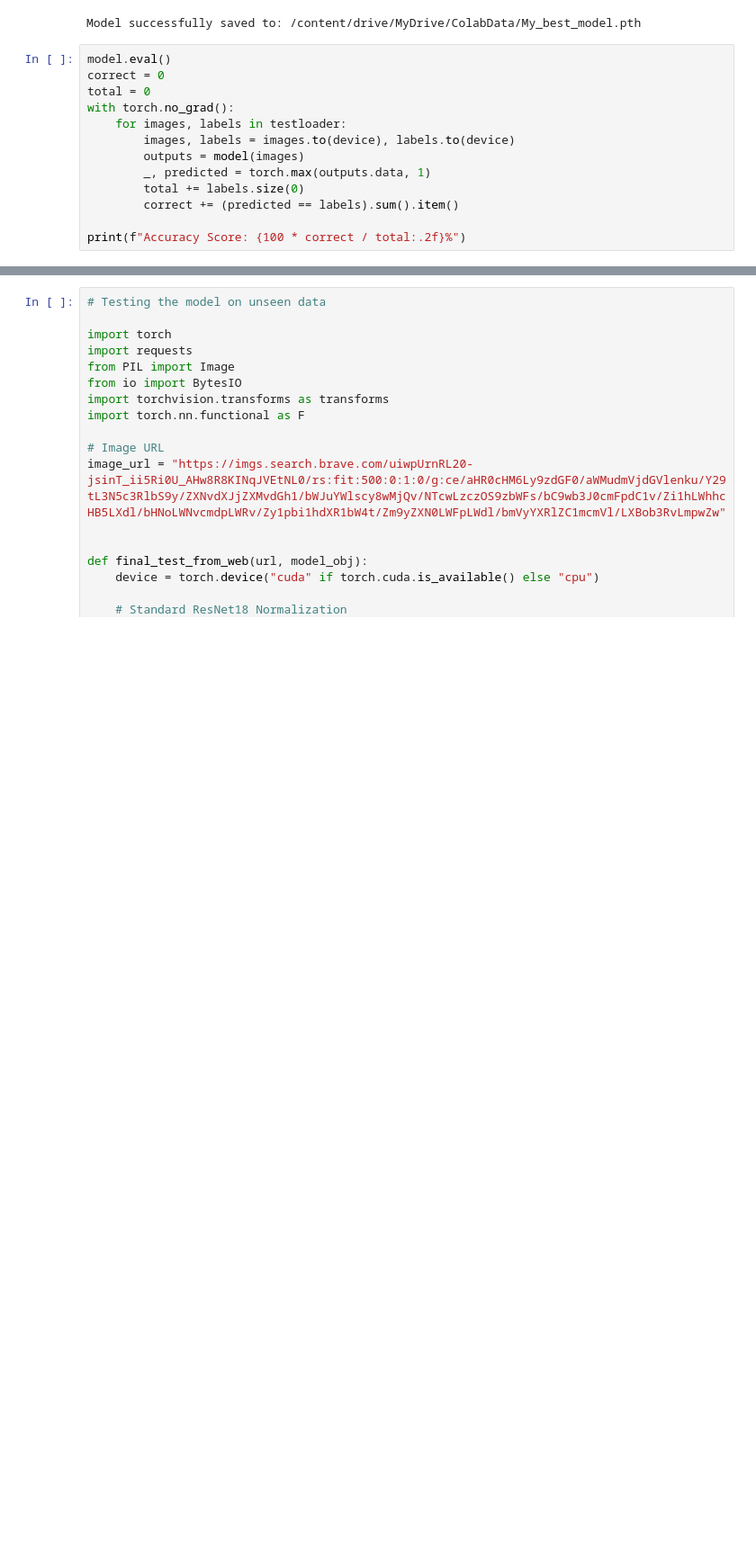
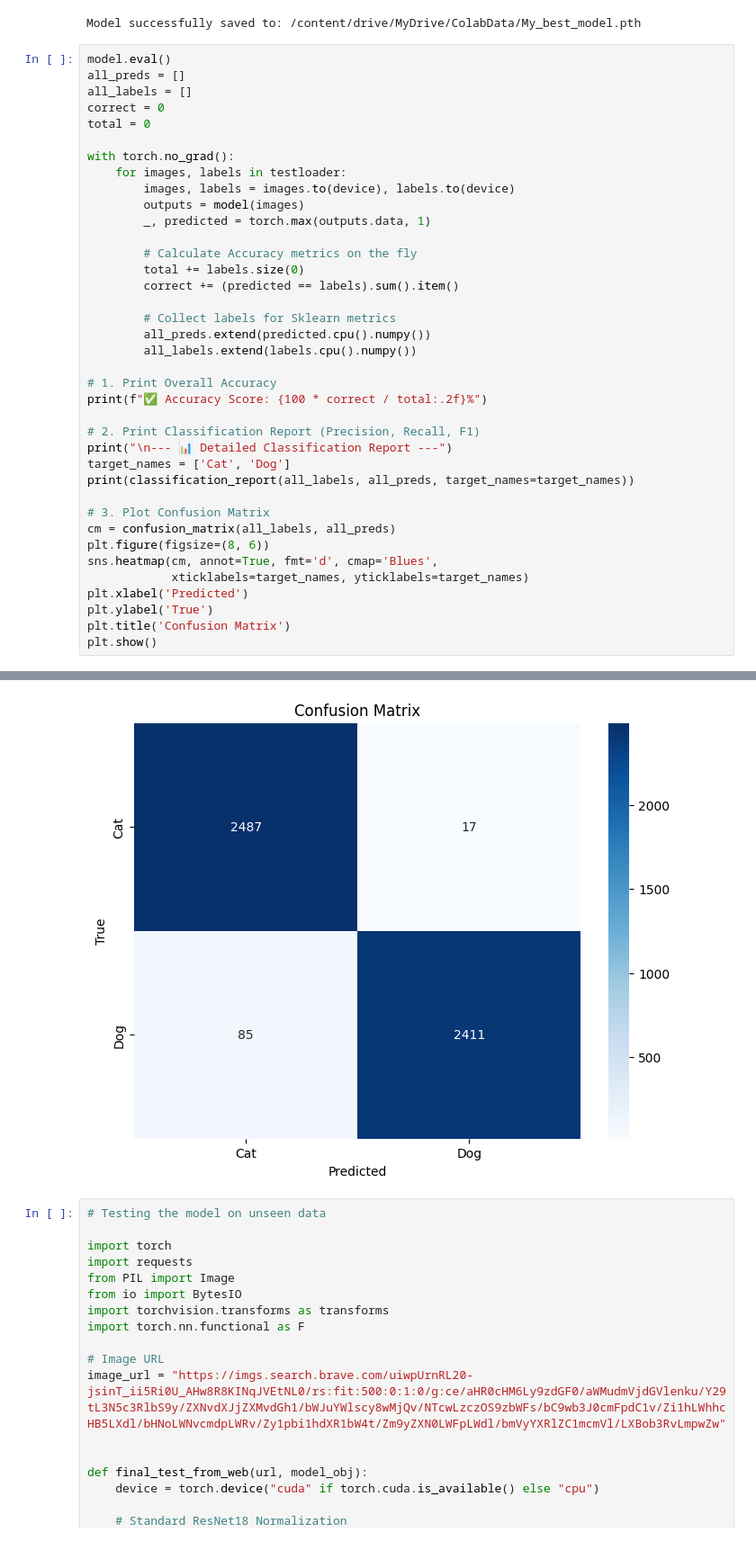
Before and after one commit to Ehsaan08-ai/Image-Classification-Using-CNN, a Jupyter notebook: main.ipynb, the cells around one changed output, grey strips where cells are left out. Shown at 90% size. Cells and saved outputs as stored; diff of their text form; blank space fills up the shorter version.

```diff
--- a/main.ipynb
+++ b/main.ipynb
@@ -134,15 +136,40 @@ print(f"Model successfully saved to: {model_save_path}")
 Model successfully saved to: /content/drive/MyDrive/ColabData/My_best_model.pth
 # %%
 model.eval()
+all_preds = []
+all_labels = []
 correct = 0
 total = 0
+
 with torch.no_grad():
     for images, labels in testloader:
         images, labels = images.to(device), labels.to(device)
         outputs = model(images)
         _, predicted = torch.max(outputs.data, 1)
+
+        # Calculate Accuracy metrics on the fly
         total += labels.size(0)
         correct += (predicted == labels).sum().item()
 
-print(f"Accuracy Score: {100 * correct / total:.2f}%")
+        # Collect labels for Sklearn metrics
+        all_preds.extend(predicted.cpu().numpy())
+        all_labels.extend(labels.cpu().numpy())
+
+# 1. Print Overall Accuracy
+print(f"✅ Accuracy Score: {100 * correct / total:.2f}%")
+
+# 2. Print Classification Report (Precision, Recall, F1)
+print("\n--- 📊 Detailed Classification Report ---")
+target_names = ['Cat', 'Dog']
+print(classification_report(all_labels, all_preds, target_names=target_names))
+
+# 3. Plot Confusion Matrix
+cm = confusion_matrix(all_labels, all_preds)
+plt.figure(figsize=(8, 6))
+sns.heatmap(cm, annot=True, fmt='d', cmap='Blues',
+            xticklabels=target_names, yticklabels=target_names)
+plt.xlabel('Predicted')
+plt.ylabel('True')
+plt.title('Confusion Matrix')
+plt.show()
 # %% [output]
@@ -150,3 +187,4 @@ Accuracy Score: 97.90%
+[figure, added]
 # %%
 # Testing the model on unseen data
 
```
Also changed, not shown: parts of 4 cells of this notebook.
